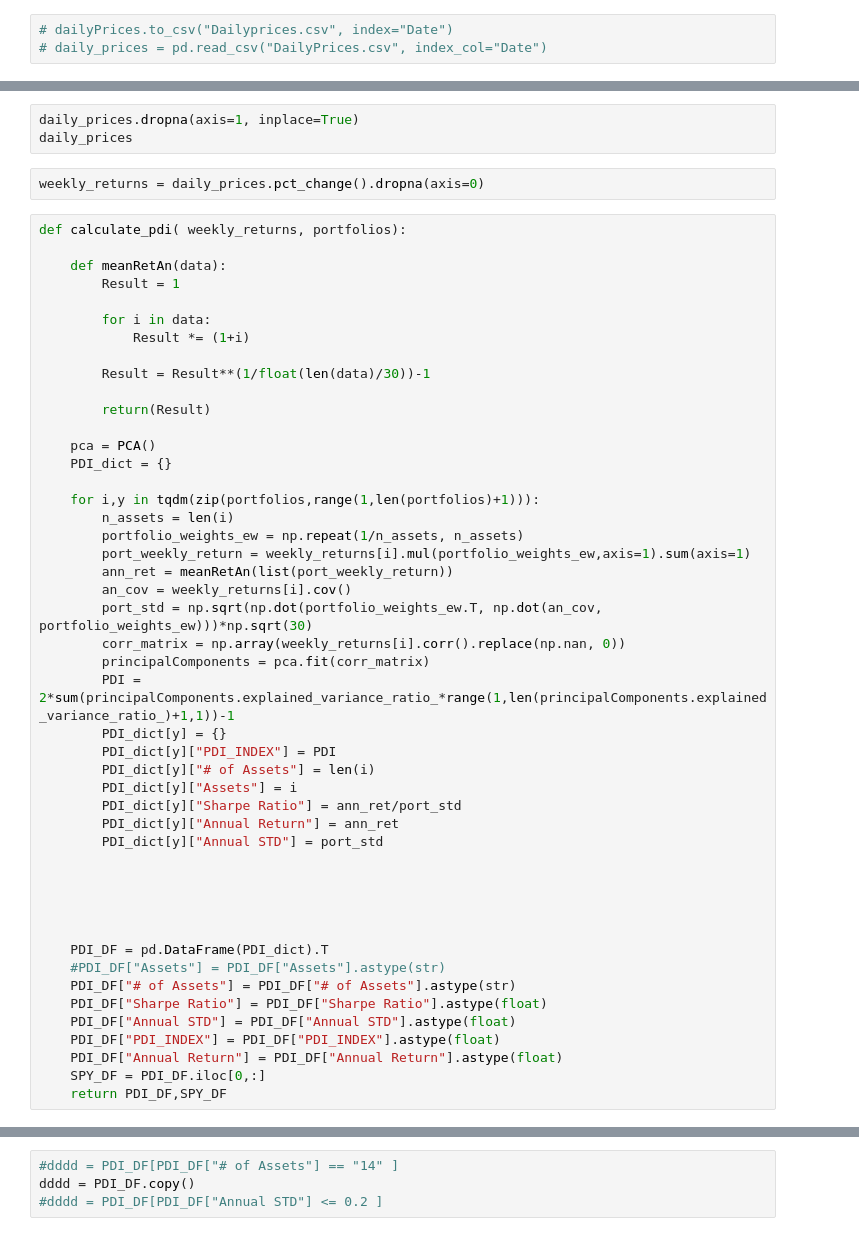
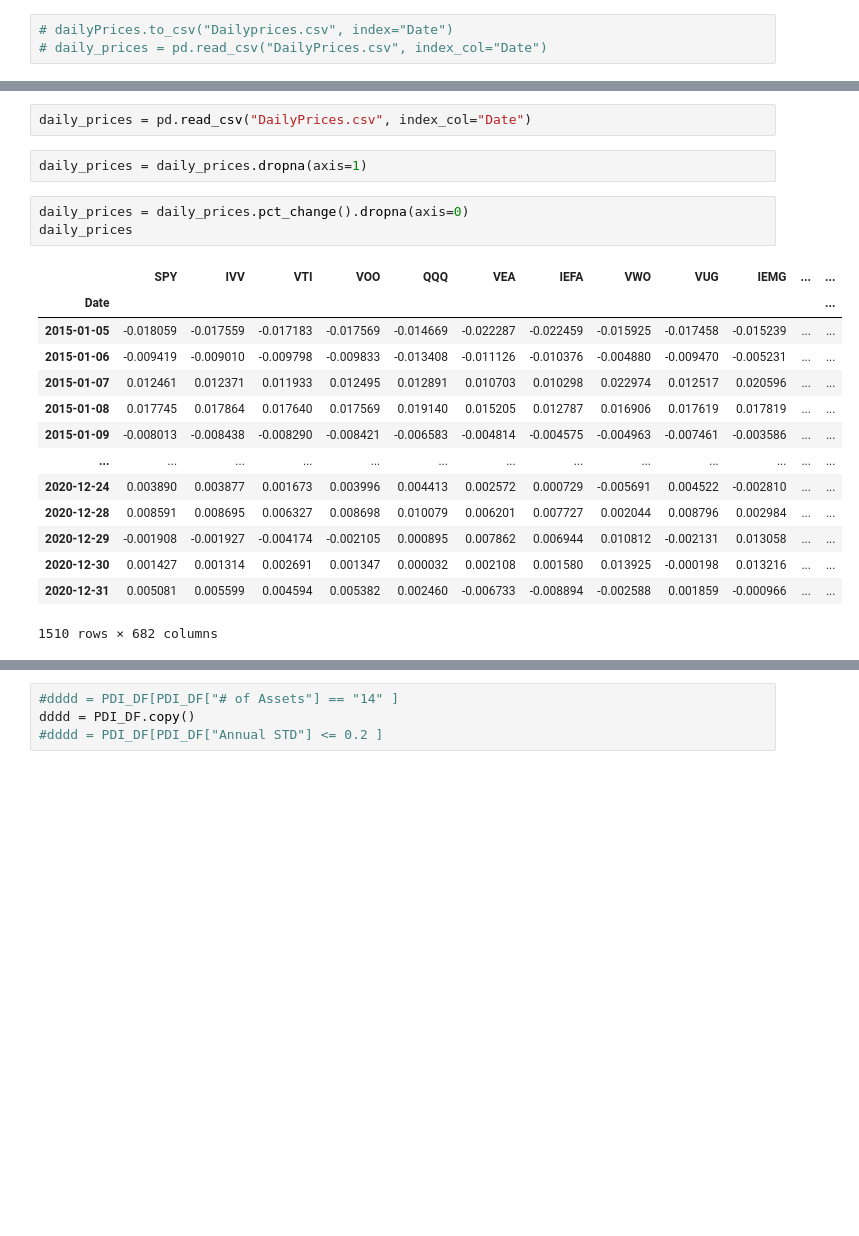
Before and after one commit to alexandgg/Streamlit-app, a Jupyter notebook: etf.ipynb, the cells around one changed output, grey strips where cells are left out. Drawn from its saved outputs; the diff is of its cells as text; blank space fills up the shorter version.

```diff
--- a/etf.ipynb
+++ b/etf.ipynb
@@ -68,52 +300,22 @@ ticks = list(fundamental_df.index)
+# %%
+daily_prices = pd.read_csv("DailyPrices.csv", index_col="Date")
 # %%
-daily_prices.dropna(axis=1, inplace=True)
-daily_prices
+daily_prices = daily_prices.dropna(axis=1)
 # %%
-weekly_returns = daily_prices.pct_change().dropna(axis=0)
+daily_prices = daily_prices.pct_change().dropna(axis=0)
+daily_prices
+# %% [output]
+|  | SPY | IVV | VTI | VOO | QQQ | VEA | IEFA | VWO | VUG | IEMG | ... | ... |
+| Date |  |  |  |  |  |  |  |  |  |  |  | ... |
+| 2015-01-05 | -0.018059 | -0.017559 | -0.017183 | -0.017569 | -0.014669 | -0.022287 | -0.022459 | -0.015925 | -0.017458 | -0.015239 | ... | ... |
+| 2015-01-06 | -0.009419 | -0.009010 | -0.009798 | -0.009833 | -0.013408 | -0.011126 | -0.010376 | -0.004880 | -0.009470 | -0.005231 | ... | ... |
+| 2015-01-07 | 0.012461 | 0.012371 | 0.011933 | 0.012495 | 0.012891 | 0.010703 | 0.010298 | 0.022974 | 0.012517 | 0.020596 | ... | ... |
+| 2015-01-08 | 0.017745 | 0.017864 | 0.017640 | 0.017569 | 0.019140 | 0.015205 | 0.012787 | 0.016906 | 0.017619 | 0.017819 | ... | ... |
+| 2015-01-09 | -0.008013 | -0.008438 | -0.008290 | -0.008421 | -0.006583 | -0.004814 | -0.004575 | -0.004963 | -0.007461 | -0.003586 | ... | ... |
+| ... | ... | ... | ... | ... | ... | ... | ... | ... | ... | ... | ... | ... |
+| 2020-12-24 | 0.003890 | 0.003877 | 0.001673 | 0.003996 | 0.004413 | 0.002572 | 0.000729 | -0.005691 | 0.004522 | -0.002810 | ... | ... |
+| 2020-12-28 | 0.008591 | 0.008695 | 0.006327 | 0.008698 | 0.010079 | 0.006201 | 0.007727 | 0.002044 | 0.008796 | 0.002984 | ... | ... |
+| 2020-12-29 | -0.001908 | -0.001927 | -0.004174 | -0.002105 | 0.000895 | 0.007862 | 0.006944 | 0.010812 | -0.002131 | 0.013058 | ... | ... |
+| 2020-12-30 | 0.001427 | 0.001314 | 0.002691 | 0.001347 | 0.000032 | 0.002108 | 0.001580 | 0.013925 | -0.000198 | 0.013216 | ... | ... |
+| 2020-12-31 | 0.005081 | 0.005599 | 0.004594 | 0.005382 | 0.002460 | -0.006733 | -0.008894 | -0.002588 | 0.001859 | -0.000966 | ... | ... |
+1510 rows × 682 columns
-# %%
-def calculate_pdi( weekly_returns, portfolios):
-
-    def meanRetAn(data):
-        Result = 1
-
-        for i in data:
-            Result *= (1+i)
-
-        Result = Result**(1/float(len(data)/30))-1
-
-        return(Result)
-
-    pca = PCA()
-    PDI_dict = {}
-
-    for i,y in tqdm(zip(portfolios,range(1,len(portfolios)+1))):
-        n_assets = len(i)
-        portfolio_weights_ew = np.repeat(1/n_assets, n_assets)
-        port_weekly_return = weekly_returns[i].mul(portfolio_weights_ew,axis=1).sum(axis=1)
-        ann_ret = meanRetAn(list(port_weekly_return))
-        an_cov = weekly_returns[i].cov()
-        port_std = np.sqrt(np.dot(portfolio_weights_ew.T, np.dot(an_cov, portfolio_weights_ew)))*np.sqrt(30)
-        corr_matrix = np.array(weekly_returns[i].corr().replace(np.nan, 0))
-        principalComponents = pca.fit(corr_matrix)
-        PDI = 2*sum(principalComponents.explained_variance_ratio_*range(1,len(principalComponents.explained_variance_ratio_)+1,1))-1
-        PDI_dict[y] = {}
-        PDI_dict[y]["PDI_INDEX"] = PDI
-        PDI_dict[y]["# of Assets"] = len(i)
-        PDI_dict[y]["Assets"] = i
-        PDI_dict[y]["Sharpe Ratio"] = ann_ret/port_std
-        PDI_dict[y]["Annual Return"] = ann_ret
-        PDI_dict[y]["Annual STD"] = port_std
-
-
-
-
-
-    PDI_DF = pd.DataFrame(PDI_dict).T
-    #PDI_DF["Assets"] = PDI_DF["Assets"].astype(str)
-    PDI_DF["# of Assets"] = PDI_DF["# of Assets"].astype(str)
-    PDI_DF["Sharpe Ratio"] = PDI_DF["Sharpe Ratio"].astype(float)
-    PDI_DF["Annual STD"] = PDI_DF["Annual STD"].astype(float)
-    PDI_DF["PDI_INDEX"] = PDI_DF["PDI_INDEX"].astype(float)
-    PDI_DF["Annual Return"] = PDI_DF["Annual Return"].astype(float)
-    SPY_DF = PDI_DF.iloc[0,:]
-    return PDI_DF,SPY_DF
```
Also changed, not shown: parts of 81 cells of this notebook, 1 other file.
